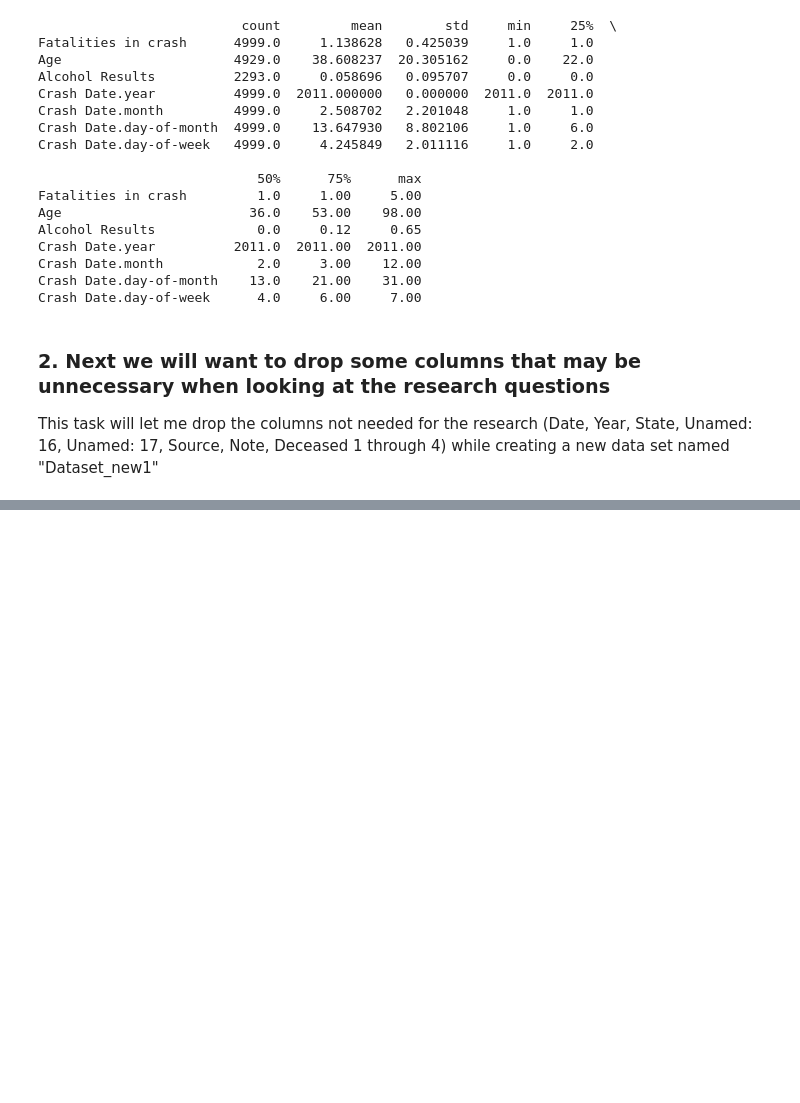
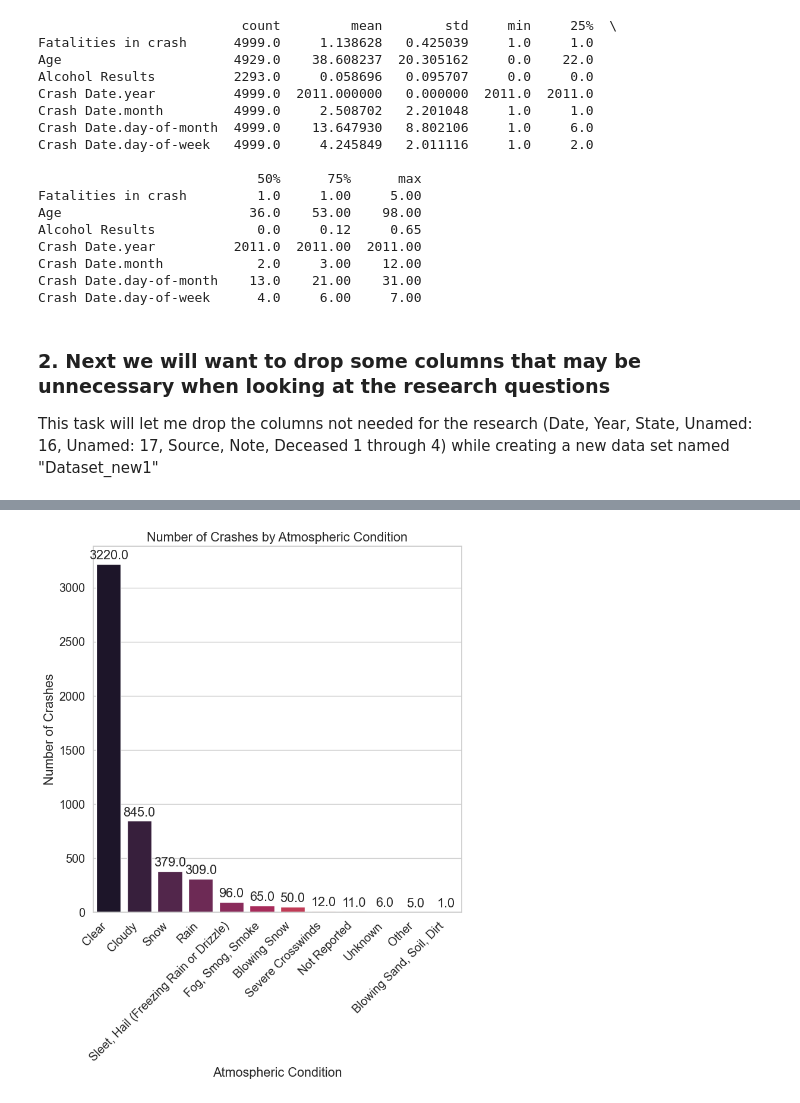
Before and after one commit to ubco-W2022T2-data301/project-group-group13, a Jupyter notebook: analysis/analysis1.ipynb, the cells around one changed output, grey strips where cells are left out. Saved outputs shown, nothing was run; the diff lists cells and outputs as text; code cells hidden in the pictures; blank space fills up the shorter version.

```diff
--- a/analysis/analysis1.ipynb
+++ b/analysis/analysis1.ipynb
@@ -169,0 +236,22 @@ plt.show()
+# %%
+df = pd.read_csv('../data/raw/Us_car_crashes.csv')
+
+df.drop(['Race', 'Alcohol Results', 'Drug Involvement', 'Gender', 'Crash Date.year',
+       'Crash Date.month', 'Crash Date.day-of-month',
+       'Crash Date.day-of-week'], axis=1, inplace=True)
+
+fig, ax = plt.subplots(figsize=(8,8))
+ax = sns.countplot(x='Atmospheric Condition', data=df, order=df['Atmospheric Condition'].value_counts().index, palette='rocket')
+
+ax.set_xticklabels(ax.get_xticklabels(), rotation=45, ha='right')
+
+for p in ax.patches:
+    ax.annotate(format(p.get_height()), (p.get_x() + p.get_width() / 2., p.get_height()), ha = 'center', va = 'center', xytext = (0, 10), textcoords = 'offset points')
+
+plt.title('Number of Crashes by Atmospheric Condition')
+plt.xlabel('Atmospheric Condition')
+plt.ylabel('Number of Crashes')
+
+plt.show()
+# %% [output]
+[figure, added]
```
Also changed, not shown: parts of 7 cells of this notebook.
